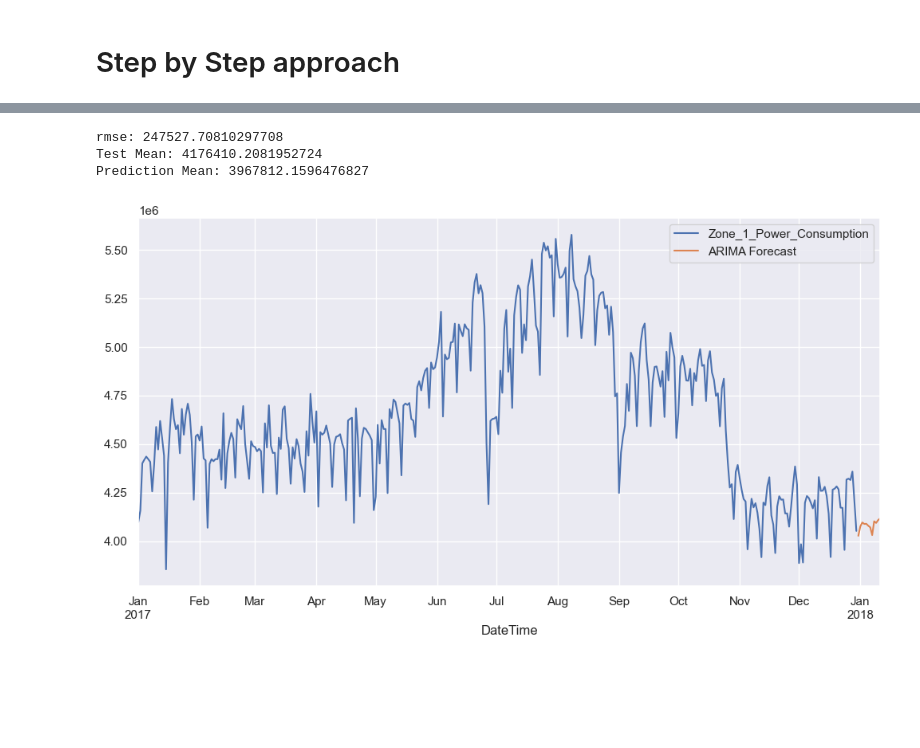
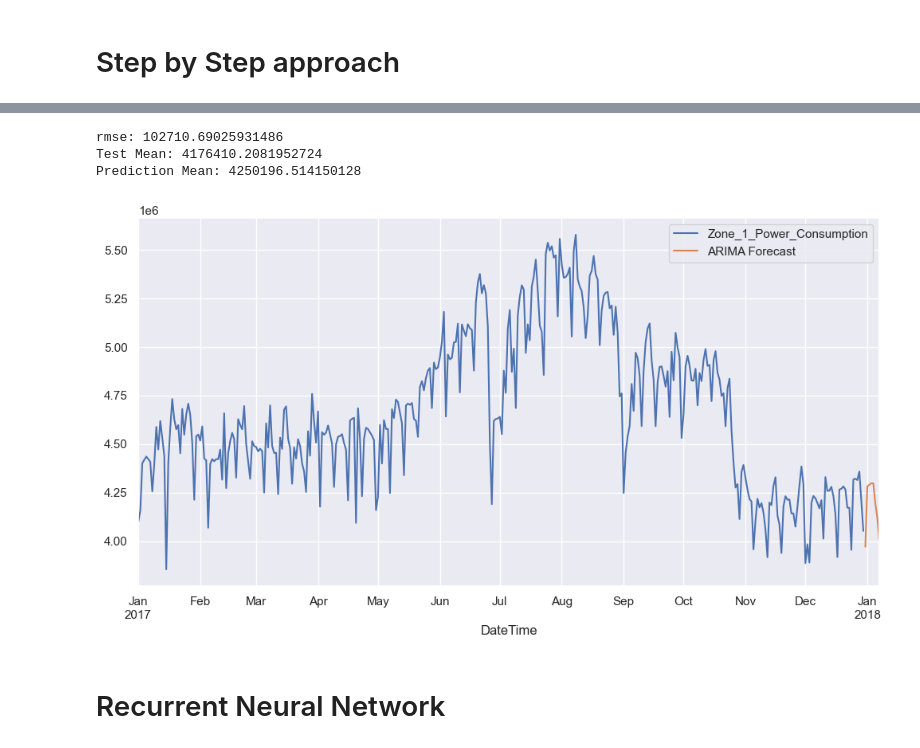
Before and after one commit to Mahyar-Fazelzadeh/Energy-Consumption-Prediction-using-Arima-and-RNN-models, a Jupyter notebook: power_consumption_of_Tetouan_city.ipynb, the cells around one changed output, grey strips where cells are left out. Cells and saved outputs as stored; diff of their text form; code cells hidden in the pictures; blank space fills up the shorter version.

Commit message:
Starting RNN model

```diff
--- a/power_consumption_of_Tetouan_city.ipynb
+++ b/power_consumption_of_Tetouan_city.ipynb
@@ -244,7 +225,7 @@ df_ = data_zone1[['Zone_1_Power_Consumption']]
 test_size = 0.15
 column = 'Zone_1_Power_Consumption'
 seasonal_status =True
-seasonal_period = 28
+seasonal_period = 7
 # %%
 #Spliting data to train and test
 train_test_cutoff = int(len(df_)*(1-test_size))
@@ -292,0 +290,10 @@ Total fit time: 63.166 seconds
+# %%
+order_ = best_fit.order
+seasonal_order_ = best_fit.seasonal_order
+# ARIMA(3,0,3)(1,2,3)[7]
+#ARIMA(3,0,1)(2,1,2)[7] intercept   : AIC=9649.417, Time=4.45 sec
+#ARIMA(3,0,4)(1,1,1)[7] intercept   : AIC=9643.436, Time=2.04 sec
+#(3, 0, 2)
+
+# order_ = (2,0,2)
+# seasonal_order_ = (1,1,2,7)
@@ -353,19 +354,21 @@ print(f'Prediction Mean: {predictions.mean()}')
 if seasonal_status:  # It is deciding whether use Sarimax or arima model based on "seasonal_status" input
 
     full_data_model =SARIMAX(df_[column].astype(float),
-                                                order=best_fit.order,
-                                                seasonal_order=best_fit.seasonal_order).fit()
+                                                order=order_,
+                                                seasonal_order=seasonal_order_).fit()
 else:
 
-    full_data_model = ARIMA(df_[column].astype(float), order=best_fit.order,).fit()
+    full_data_model = ARIMA(df_[column].astype(float), order=order_,).fit()
 # %% [output]
-rmse: 247527.70810297708
+rmse: 102710.69025931486
 Test Mean: 4176410.2081952724
-Prediction Mean: 3967812.1596476827
+Prediction Mean: 4250196.514150128
 # %%
-forecast = full_data_model.predict(start=len(df_), end=len(df_)+11, typ='levels').rename('ARIMA Forecast')
+forecast = full_data_model.predict(start=len(df_), end=len(df_)+7, typ='levels').rename('ARIMA Forecast')
 
 df_[column].plot(legend=True,figsize=(12,6))
 forecast.plot(legend=True);
 # %% [output]
-[figure, old version]
+[figure, new version]
+# %% [markdown]
+# Recurrent Neural Network
```
Also changed, not shown: parts of 12 cells of this notebook, 2 other files.
